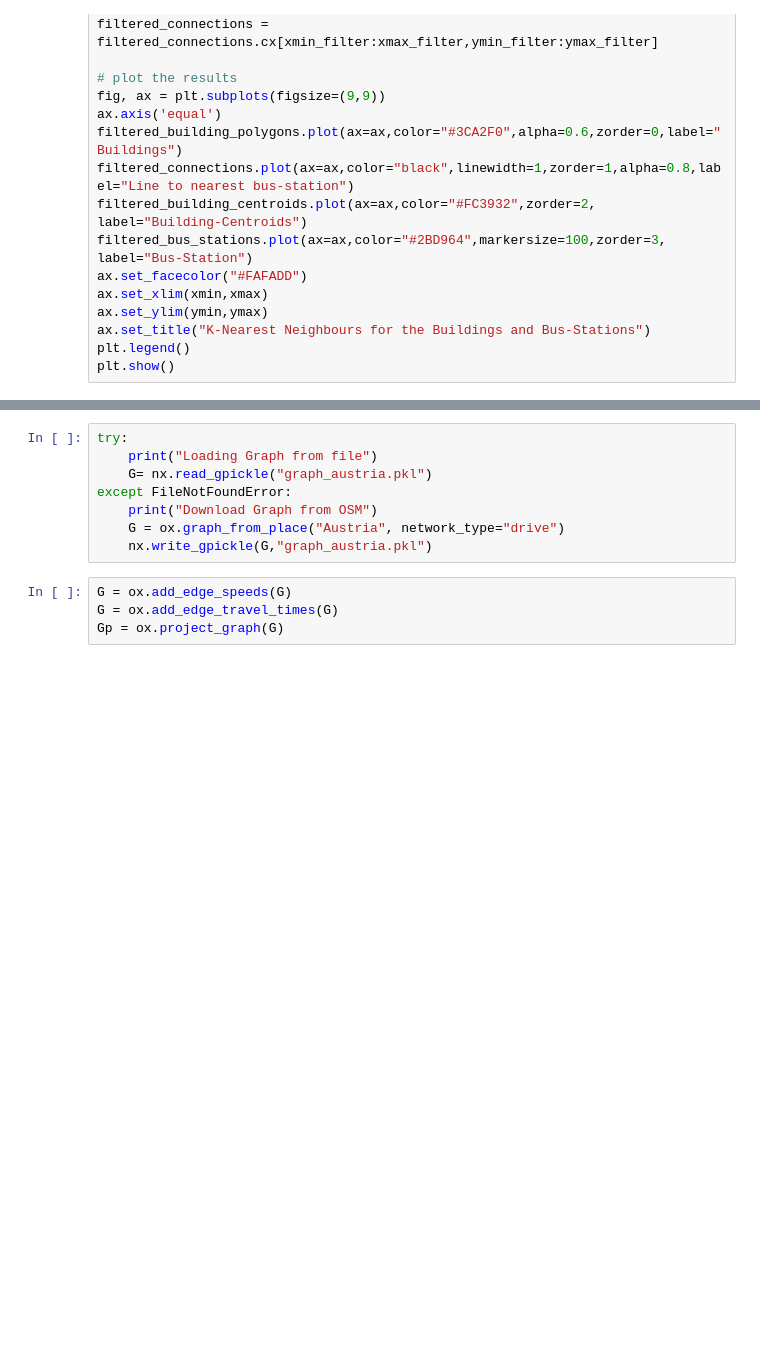
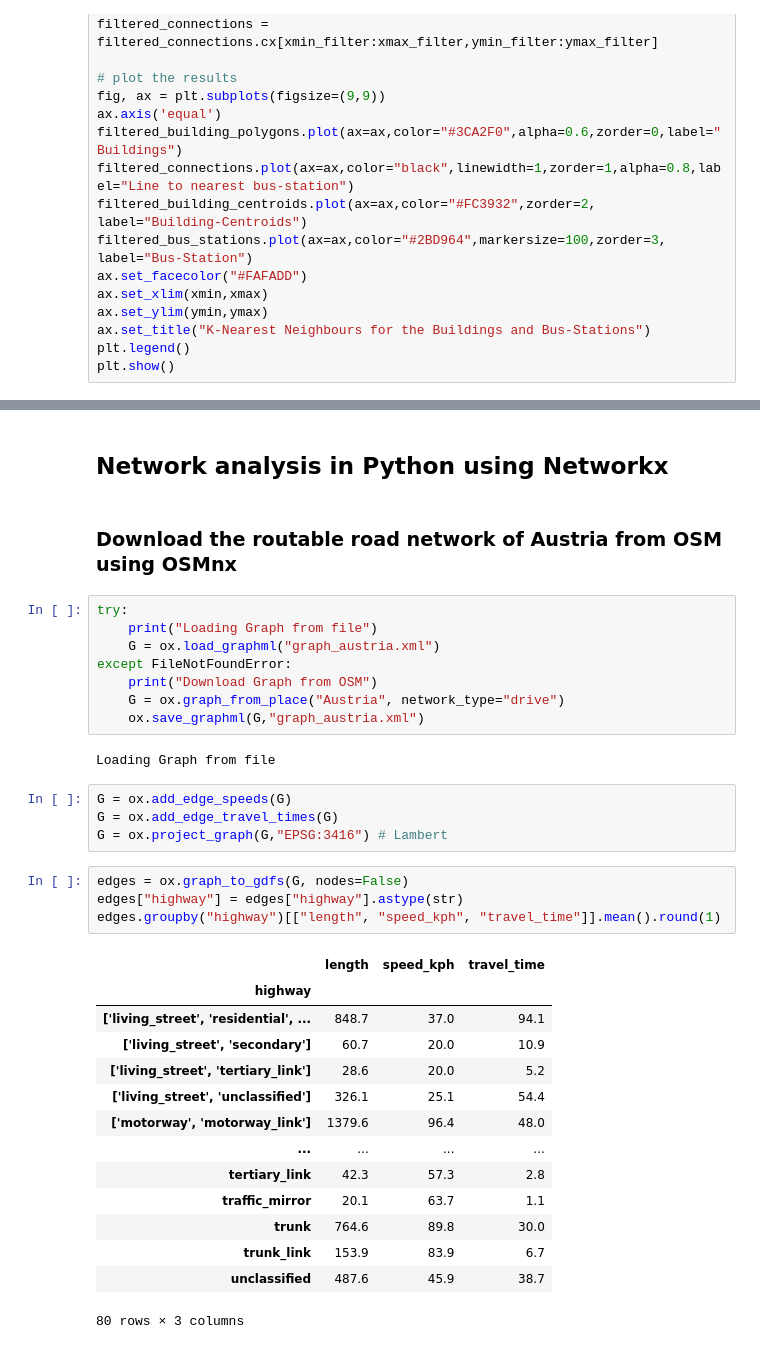
Before and after one commit to raphi-web/Advanced-Topics, a Jupyter notebook: assignment.ipynb, the cells around one changed output, grey strips where cells are left out. Drawn from its saved outputs; the diff is of its cells as text; blank space fills up the shorter version.

```diff
--- a/assignment.ipynb
+++ b/assignment.ipynb
@@ -265,12 +356,37 @@ print(f"p1_in: {p1_in}, p2_in: {p2_in}")
+# %% [markdown]
+## Network analysis in Python using Networkx
+# %% [markdown]
+### Download the routable road network of Austria from OSM using OSMnx
 # %%
 try:
     print("Loading Graph from file")
-    G= nx.read_gpickle("graph_austria.pkl")
+    G = ox.load_graphml("graph_austria.xml")
 except FileNotFoundError:
     print("Download Graph from OSM")
     G = ox.graph_from_place("Austria", network_type="drive")
-    nx.write_gpickle(G,"graph_austria.pkl")
+    ox.save_graphml(G,"graph_austria.xml")
+# %% [output]
+Loading Graph from file
 # %%
 G = ox.add_edge_speeds(G)
 G = ox.add_edge_travel_times(G)
-Gp = ox.project_graph(G)
+G = ox.project_graph(G,"EPSG:3416") # Lambert
+# %%
+edges = ox.graph_to_gdfs(G, nodes=False)
+edges["highway"] = edges["highway"].astype(str)
+edges.groupby("highway")[["length", "speed_kph", "travel_time"]].mean().round(1)
+# %% [output]
+|  | length | speed_kph | travel_time |
+| highway |  |  |  |
+| ['living_street', 'residential', ... | 848.7 | 37.0 | 94.1 |
+| ['living_street', 'secondary'] | 60.7 | 20.0 | 10.9 |
+| ['living_street', 'tertiary_link'] | 28.6 | 20.0 | 5.2 |
+| ['living_street', 'unclassified'] | 326.1 | 25.1 | 54.4 |
+| ['motorway', 'motorway_link'] | 1379.6 | 96.4 | 48.0 |
+| ... | ... | ... | ... |
+| tertiary_link | 42.3 | 57.3 | 2.8 |
+| traffic_mirror | 20.1 | 63.7 | 1.1 |
+| trunk | 764.6 | 89.8 | 30.0 |
+| trunk_link | 153.9 | 83.9 | 6.7 |
+| unclassified | 487.6 | 45.9 | 38.7 |
+80 rows × 3 columns
```
Also changed, not shown: parts of 50 cells of this notebook, 5 other files.
